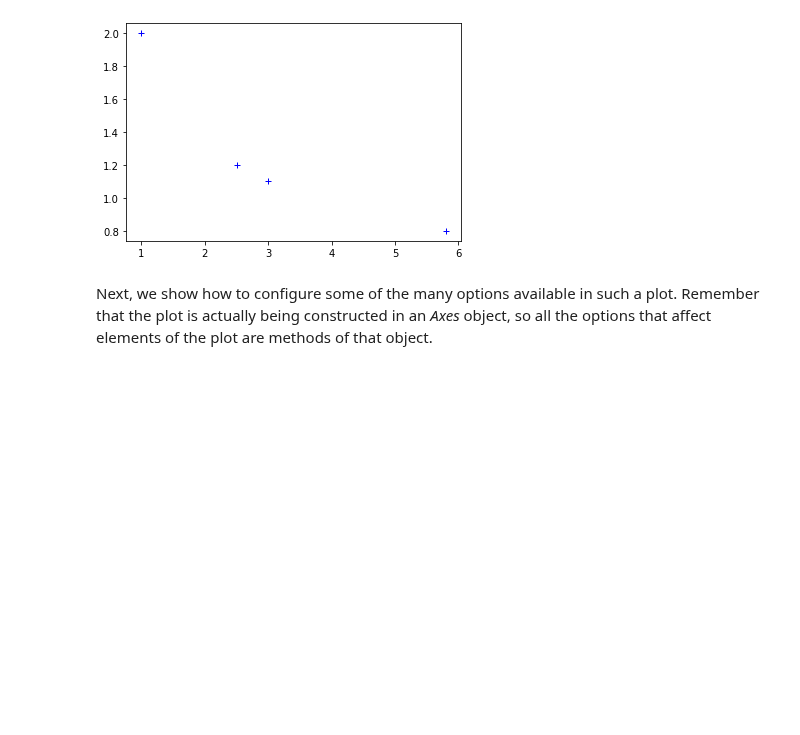
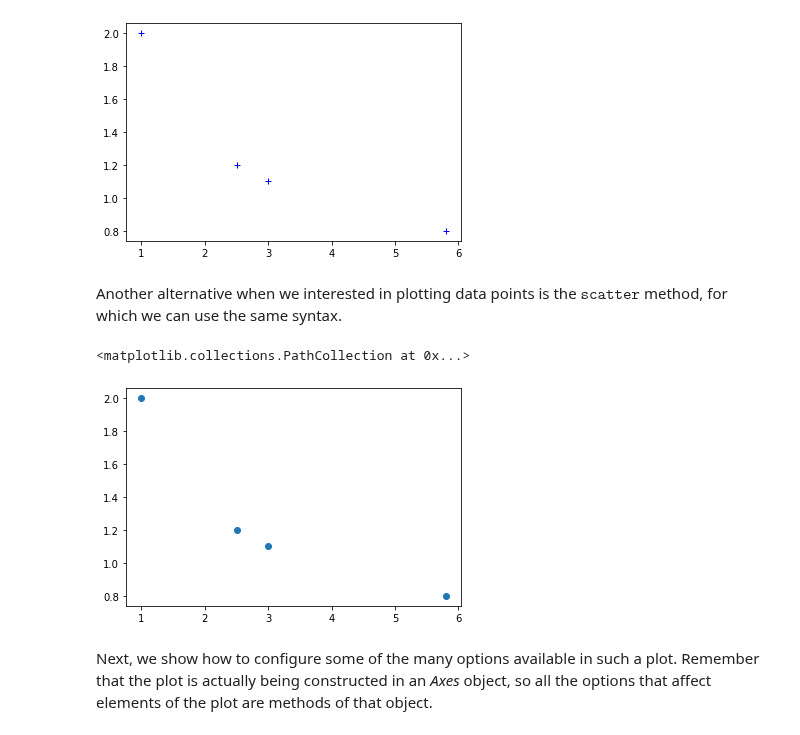
Before and after one commit to bvanderlei/jupyter-guide-to-linear-algebra, a Jupyter notebook: Numpy_Introduction.ipynb, the cells around one changed output. Drawn from its saved outputs; the diff is of its cells as text; code cells hidden in the pictures; blank space fills up the shorter version.

```diff
--- a/Numpy_Introduction.ipynb
+++ b/Numpy_Introduction.ipynb
@@ -157,6 +157,14 @@ fig, ax = plt.subplots()
 ax.plot(x,y,'b+');
 # %% [output]
 [figure]
+# %% [markdown]
+Another alternative when we interested in plotting data points is the $\texttt{scatter}$ method, for which we can use the same syntax.
+# %%
+fig, ax = plt.subplots()
+ax.scatter(x,y);
+# %% [output]
+<matplotlib.collections.PathCollection at 0x...>
+[figure, added]
 # %% [markdown]
 Next, we show how to configure some of the many options available in such a plot.  Remember that the plot is actually being constructed in an *Axes* object, so all the options that affect elements of the plot are methods of that object.
 # %%
```
Also changed, not shown: 1 other file.
